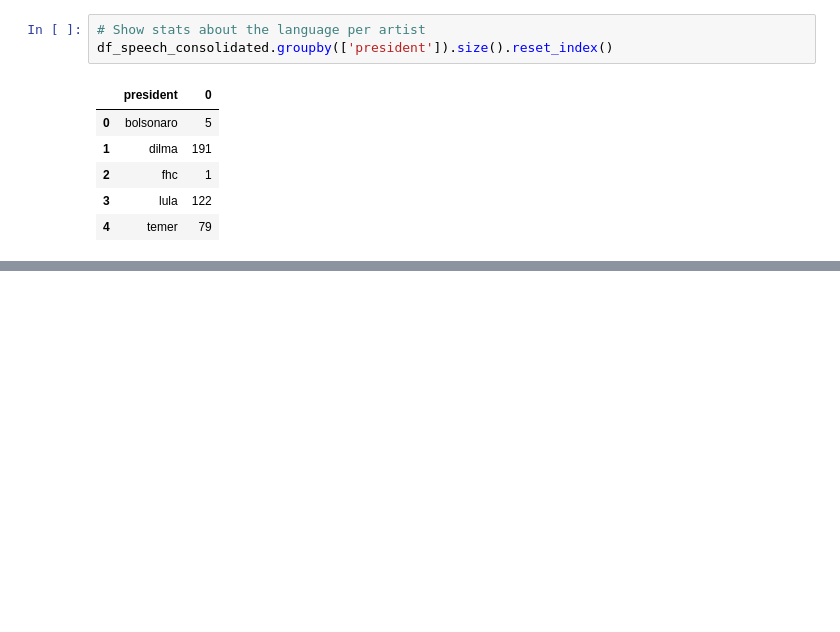
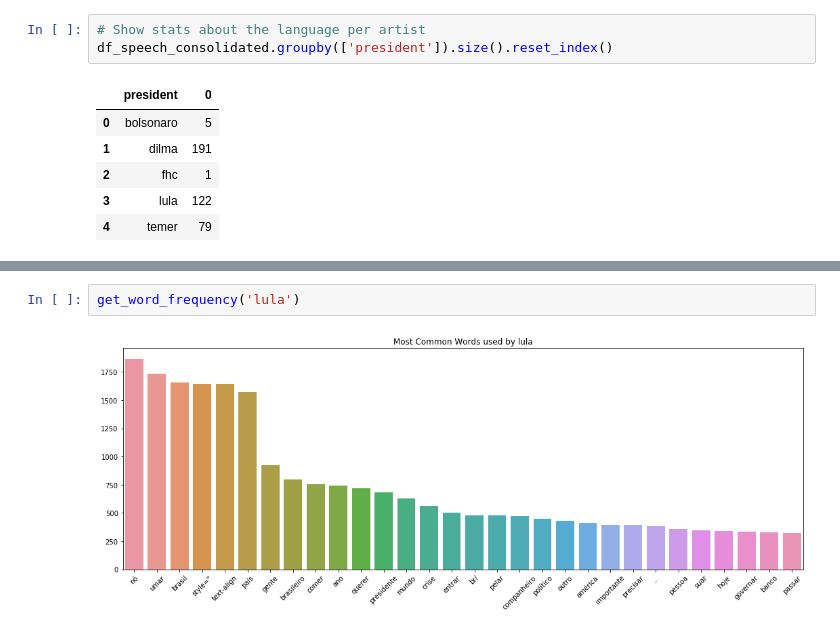
Before and after one commit to fclesio/lda-brazilian-books, a Jupyter notebook: src/lda-presidential-speeches.ipynb, the cells around one changed output, grey strips where cells are left out. Cells and saved outputs as stored; diff of their text form; blank space fills up the shorter version.

```diff
--- a/src/lda-presidential-speeches.ipynb
+++ b/src/lda-presidential-speeches.ipynb
@@ -173,0 +761,4 @@ def get_word_frequency(artist):
+# %%
+get_word_frequency('lula')
+# %% [output]
+[figure, added]
```
Also changed, not shown: parts of 12 cells of this notebook, 5 other files.
